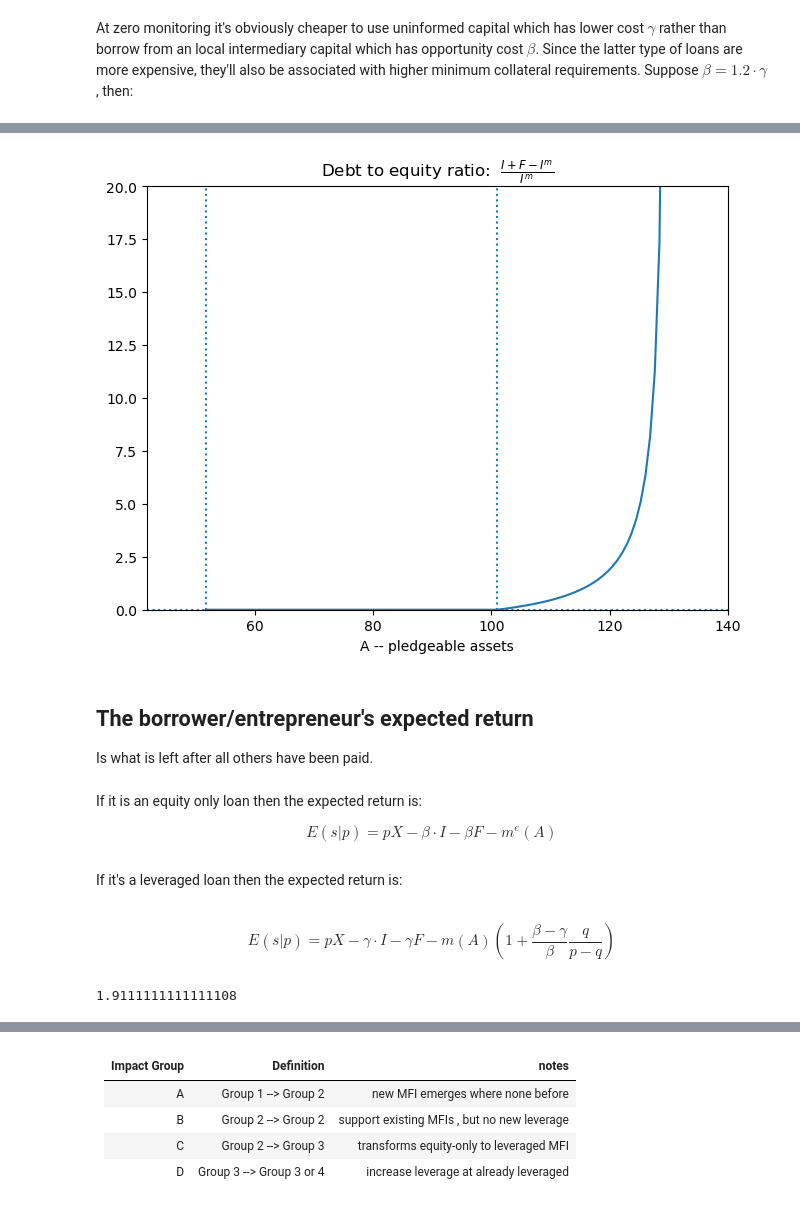
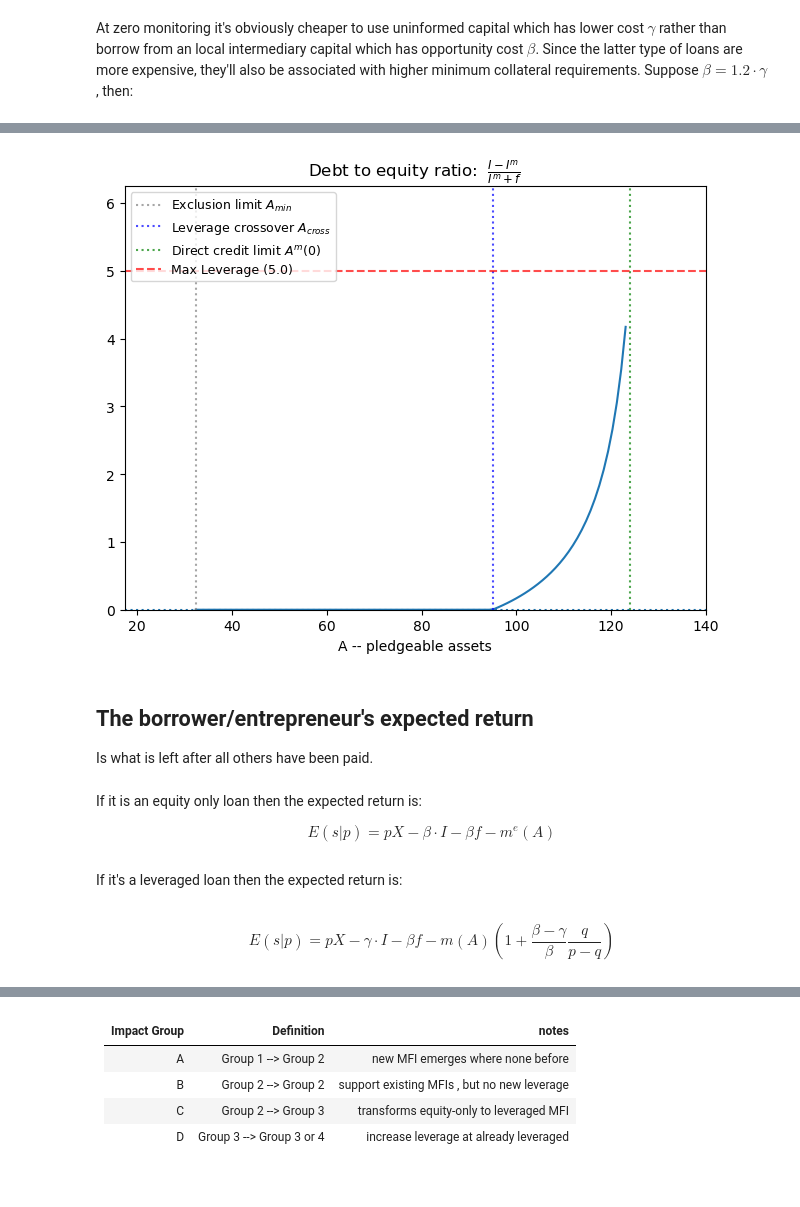
Before and after one commit to jhconning/sfinance, a Jupyter notebook: notebooks/2-socfin_m.ipynb, the cells around one changed output, grey strips where cells are left out. Saved outputs shown, nothing was run; the diff lists cells and outputs as text; code cells hidden in the pictures.

```diff
--- a/notebooks/2-socfin_m.ipynb
+++ b/notebooks/2-socfin_m.ipynb
@@ -394,7 +389,8 @@ mfi.AM(0), mfi.AM(0)
 # %%
-mfi.plotDE(mfi.beta);
+mfi.beta = 1.2
+mfi.plotDE(mfi.beta)
 # %% [output]
-[figure, old version]
+[figure, new version]
 # %% [markdown]
 ## The borrower/entrepreneur's expected return
 
@@ -402,15 +398,10 @@ Is what is left after all others have been paid.
 # %% [markdown]
 If it is an equity only loan then the expected return is:
 
-$$E(s|p) = pX - \beta \cdot I  - \beta F  - m^e(A)$$
+$$E(s|p) = pX - \beta \cdot I  - \beta f  - m^e(A)$$
 # %% [markdown]
 If it's a leveraged loan then the expected return is:
 # %% [markdown]
-$$E(s|p) = pX - \gamma \cdot I  - \gamma F  - m(A) \left (
+$$E(s|p) = pX - \gamma \cdot I  - \beta f  - m(A) \left (
   1 + \frac{\beta-\gamma}{\beta} \frac{q}{p-q}
  \right )  $$
-# %%
-beta, gamma, p, q = mfi.beta, mfi.gamma, mfi.p, mfi.q
-(1+ (beta - gamma) * q / (beta * (p - q)))
-# %% [output]
-1.9111111111111108
```
Also changed, not shown: parts of 65 cells of this notebook, 30 other files.
